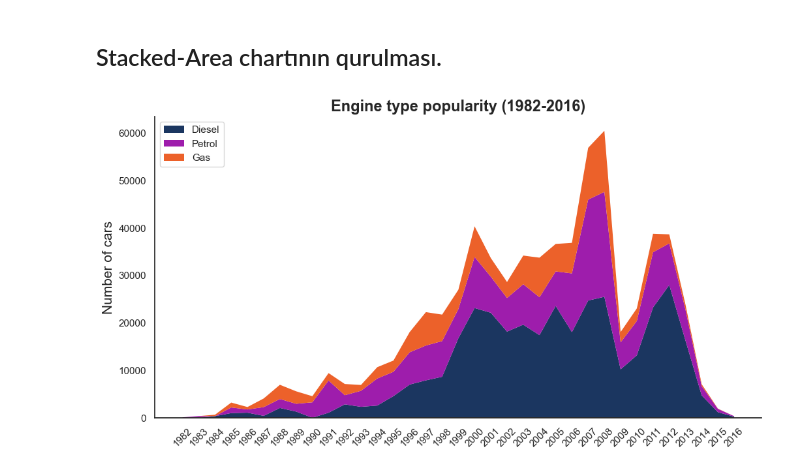
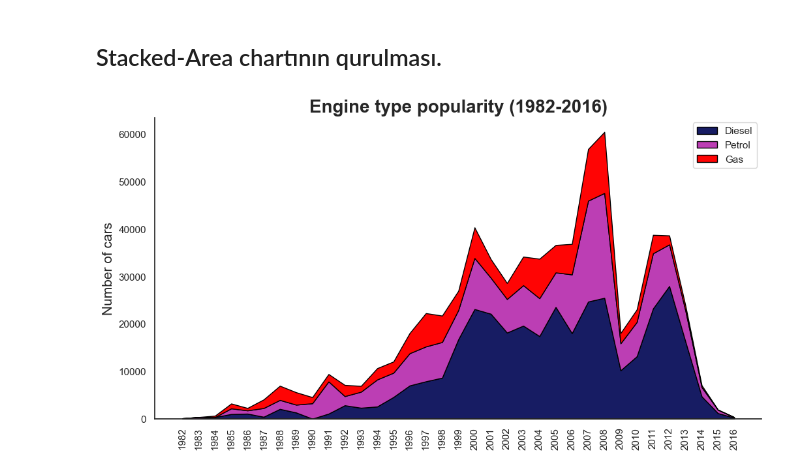
Before and after one commit to dataruf/StackedAreaChartPYTHON, a Jupyter notebook: notebooks/stacked_area_chart.ipynb, the cells around one changed output. Cells and saved outputs as stored; diff of their text form; code cells hidden in the pictures.

Commit message:
Change rotation 45 to 90. Changed chart colors. New visual added.

```diff
--- a/notebooks/stacked_area_chart.ipynb
+++ b/notebooks/stacked_area_chart.ipynb
@@ -49,24 +49,26 @@ Yeni datasetimi df_fuel_type (analiz edəcəyimiz)
 # %% [markdown]
 ## Stacked-Area chartının qurulması.
 # %%
-colors = ["#1B3660", "#9e1dac", "#ec612a"]
+colors = ["#171C63", "#BC3EB4", "#FF0404"]
 # %%
 sns.set_style('white')
 # %%
 plt.figure(figsize=(12,6))
 plt.stackplot(df_fuel_type['Year'],
               df_fuel_type['Diesel'],
               df_fuel_type['Petrol'],
               df_fuel_type['Gas'],
               colors= colors,
-              edgecolor = 'none')
-plt.legend(['Diesel', 'Petrol', 'Gas'], loc = 'upper left')
+              edgecolor = 'black')
+plt.legend(['Diesel', 'Petrol', 'Gas'], loc = 'upper right')
 plt.xticks(df_fuel_type['Year']
-, rotation = 45)
+, rotation = 90) #45 >>>>> 90
 plt.ylabel('Number of cars', fontsize = 15)
-plt.title('Engine type popularity (1982-2016)', fontsize = 17, weight = 'bold')
+plt.title('Engine type popularity (1982-2016)',
+          fontsize = 20, weight = 'bold',
+          loc = 'center')
 sns.despine()
 plt.savefig('stacked_area_chart.png')
 plt.show()
 # %% [output]
-[figure, old version]
+[figure, new version]
```
Also changed, not shown: 2 other files.
